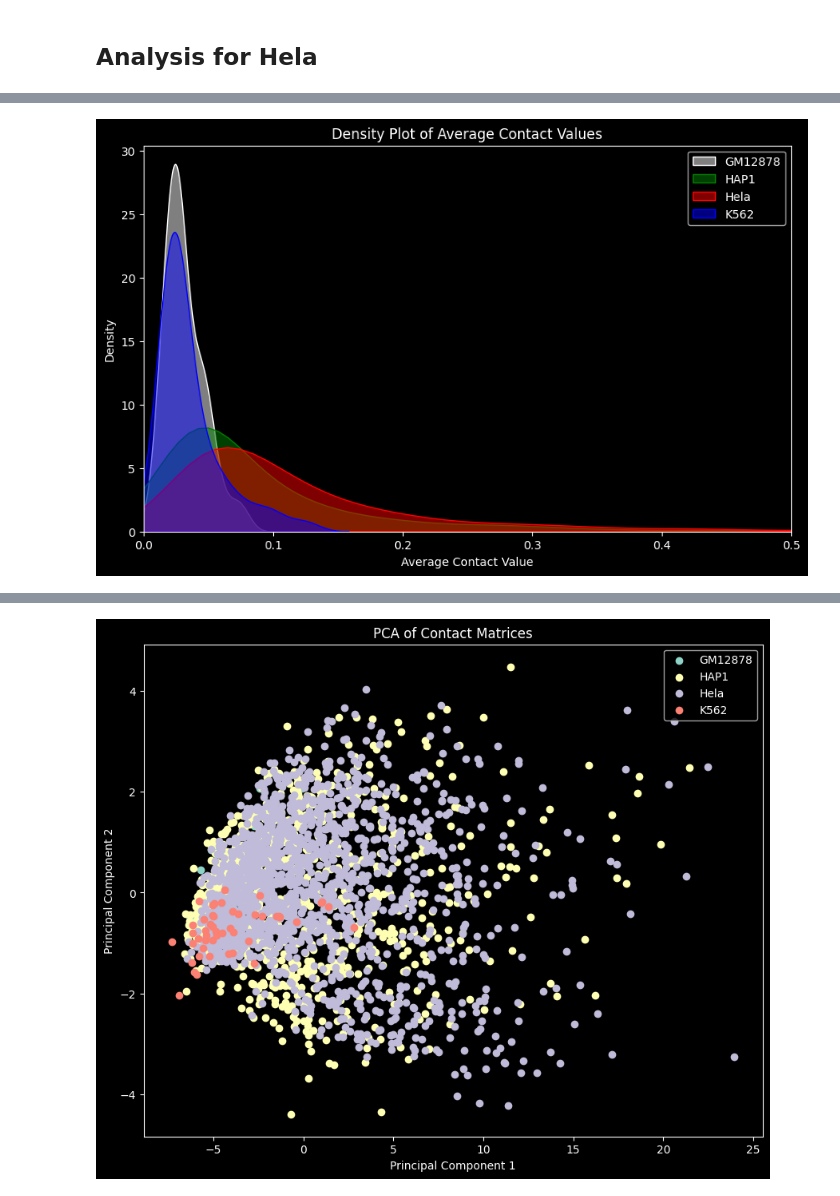
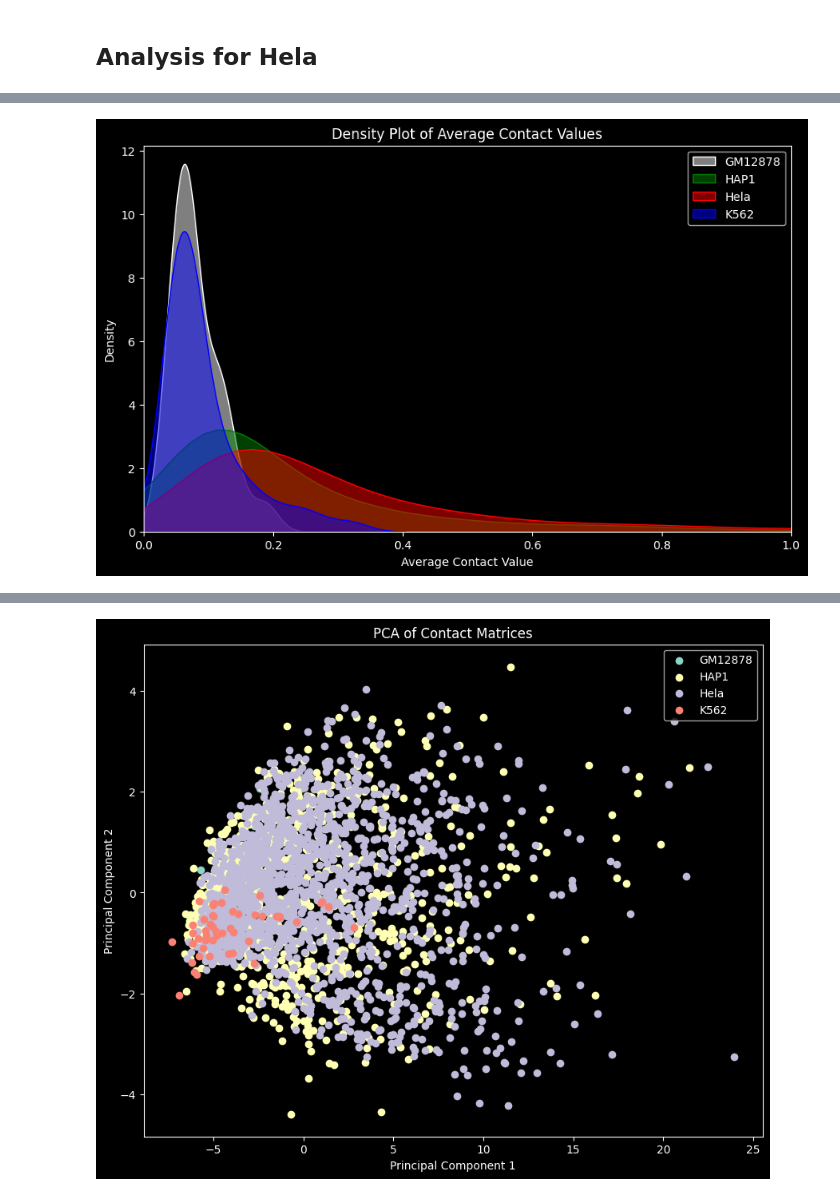
Before and after one commit to HaochongYANG/dna_heterogeneity, a Jupyter notebook: analysis.ipynb, the cells around one changed output, grey strips where cells are left out. Drawn from its saved outputs; the diff is of its cells as text; code cells hidden in the pictures.

```diff
--- a/analysis.ipynb
+++ b/analysis.ipynb
@@ -415,27 +435,27 @@ smoothed_K562 = [apply_rolling_window_average(matrix) for matrix in augmented_ma
 # %%
 import seaborn as sns
 data = [average_GM12878, average_HAP1, average_Hela, average_K562]
 colors = ['white', 'green', 'red', 'blue']
 labels = ['GM12878', 'HAP1', 'Hela', 'K562']
 
 # Create the density plot
 plt.figure(figsize=(10, 6))
 for values, color, label in zip(data, colors, labels):
     sns.kdeplot(values, color=color, label=label, fill=True, alpha=0.5)
 
 # Fix the x-axis range
-plt.xlim(0, 0.5)
+plt.xlim(0, 1)
 
 # Add titles and labels
 plt.title('Density Plot of Average Contact Values')
 plt.xlabel('Average Contact Value')
 plt.ylabel('Density')
 plt.legend(loc='upper right')
 
 # Show the plot
 plt.show()
 # %% [output]
-[figure, old version]
+[figure, new version]
 # %%
 # Provided function to compare matrices with windows
 def compare_matrices_with_windows(matrix1, matrix2, window_size=20):
```
Also changed, not shown: parts of 12 cells of this notebook.
